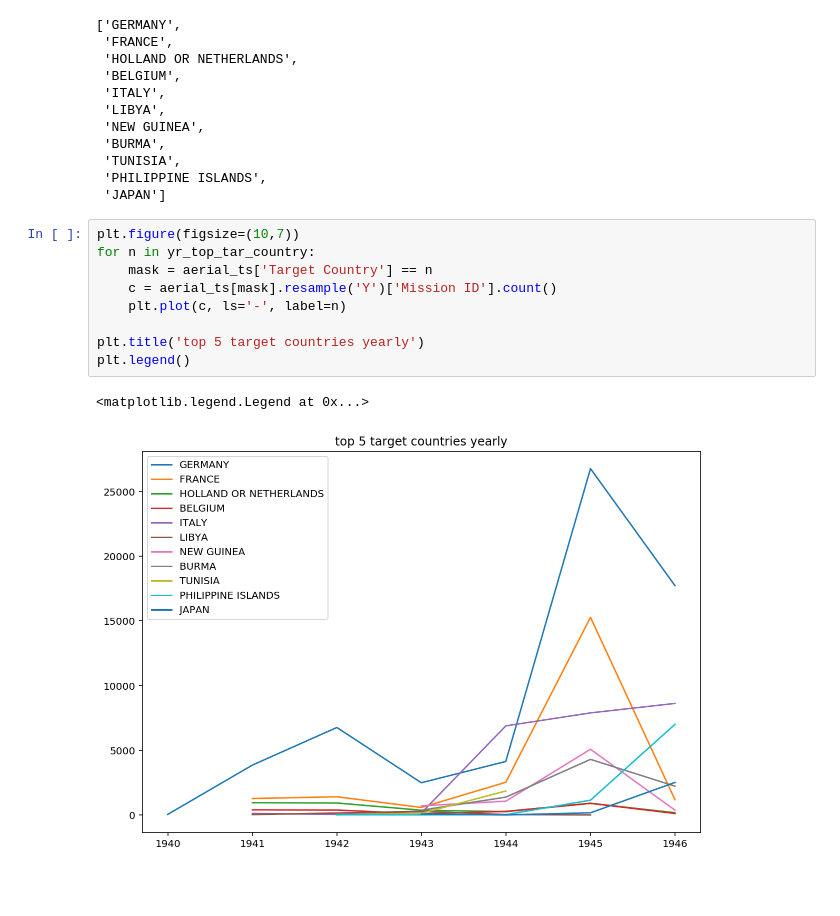
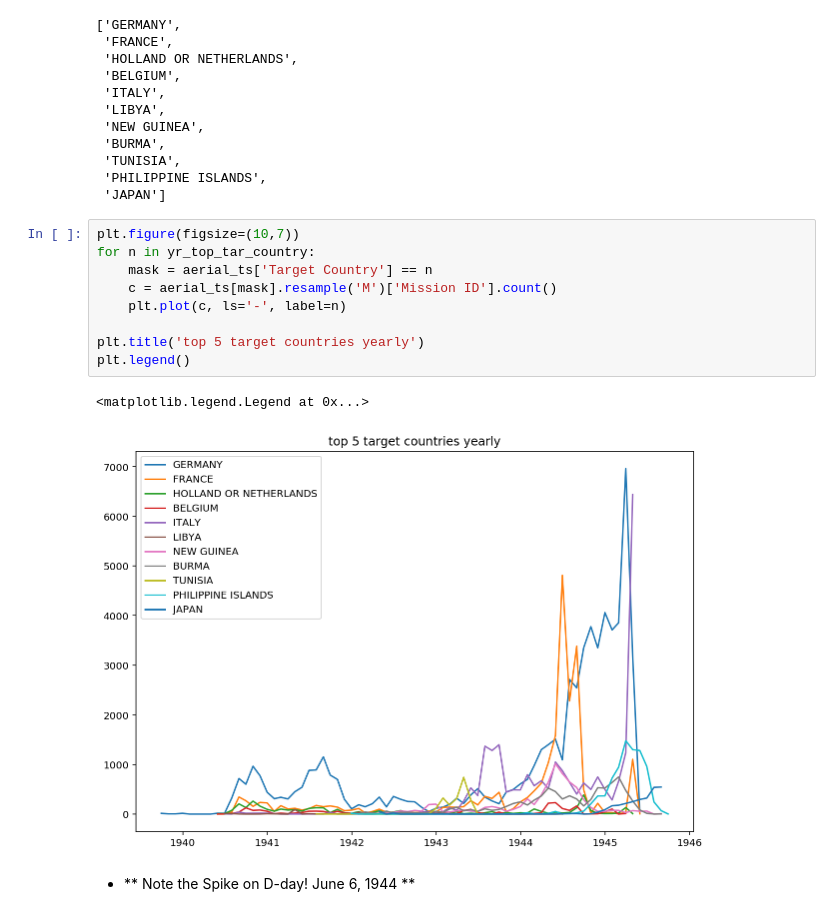
Before and after one commit to YiQ-Zhao/DataViz-Project, a Jupyter notebook: static graph.ipynb, the cells around one changed output. Cells and saved outputs as stored; diff of their text form; blank space fills up the shorter version.

```diff
--- a/static graph.ipynb
+++ b/static graph.ipynb
@@ -165,12 +171,14 @@ yr_top_tar_country.tolist()
 # %%
 plt.figure(figsize=(10,7))
 for n in yr_top_tar_country:
     mask = aerial_ts['Target Country'] == n
-    c = aerial_ts[mask].resample('Y')['Mission ID'].count()
+    c = aerial_ts[mask].resample('M')['Mission ID'].count()
     plt.plot(c, ls='-', label=n)
 
 plt.title('top 5 target countries yearly')
 plt.legend()
 # %% [output]
 <matplotlib.legend.Legend at 0x...>
-[figure, old version]
+[figure, new version]
+# %% [markdown]
+- ** Note the Spike on D-day! June 6, 1944 **
```
Also changed, not shown: parts of 2 cells of this notebook.
